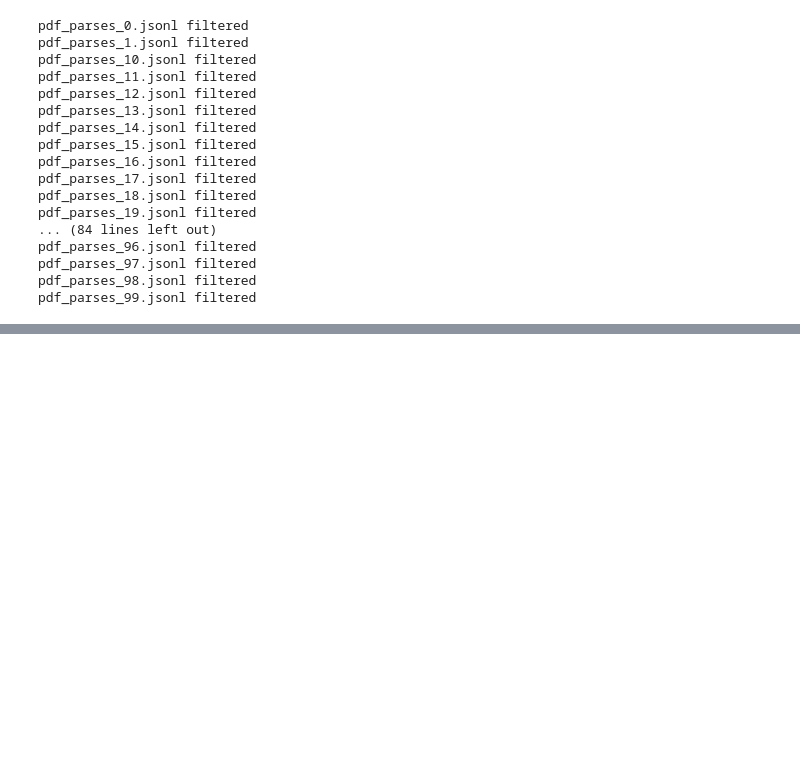
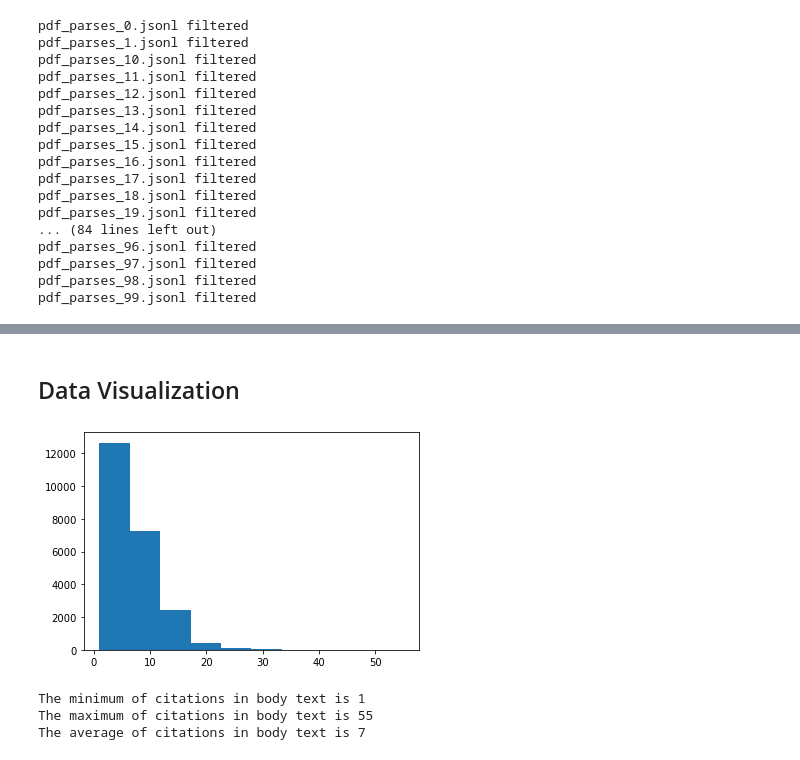
Before and after one commit to JackJing001/Capstone-project, a Jupyter notebook: notebook/preprocessor.ipynb, the cells around one changed output, grey strips where cells are left out. Drawn from its saved outputs; the diff is of its cells as text; code cells hidden in the pictures; blank space fills up the shorter version.

```diff
--- a/notebook/preprocessor.ipynb
+++ b/notebook/preprocessor.ipynb
@@ -216,0 +232,4 @@ len(df)
+# %% [markdown]
+## Data Visualization
+# %%
+df = pd.read_csv('../dataset/SS/clean/filtered_data.csv', index_col = 'paper_id')
@@ -216,0 +238,20 @@ len(df)
+# %%
+# number of citations in each paper from body text
+
+body_counts = []
+for paper_id in df.index:
+    current_count = len(df.loc[paper_id, 'body_pairs'])
+    body_counts.append(current_count)
+
+plt.hist(body_counts)
+plt.show()
+# %% [output]
+[figure, added]
+# %%
+print("The minimum of citations in body text is", min(body_counts))
+print("The maximum of citations in body text is", max(body_counts))
+print('The average of citations in body text is', round(np.mean(body_counts)))
+# %% [output]
+The minimum of citations in body text is 1
+The maximum of citations in body text is 55
+The average of citations in body text is 7
```
Also changed, not shown: parts of 11 cells of this notebook.
